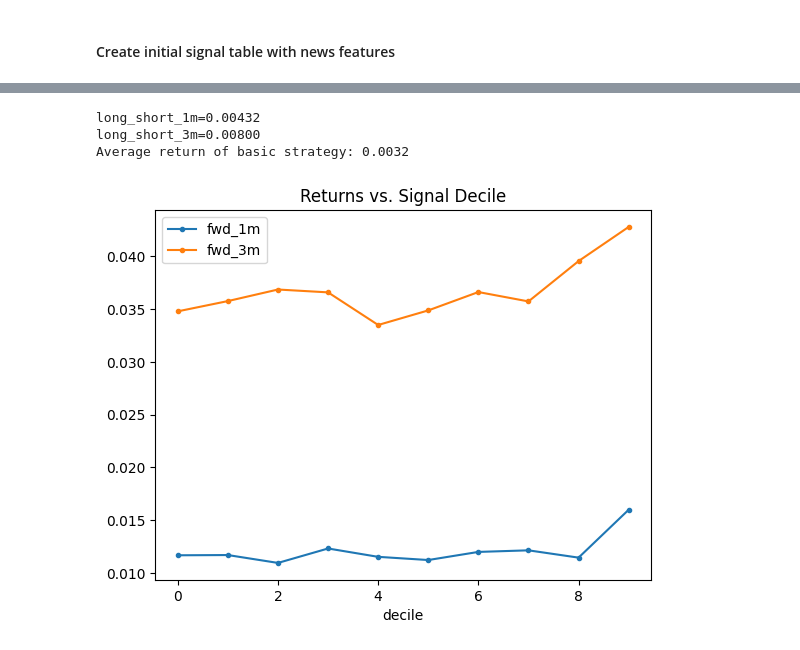
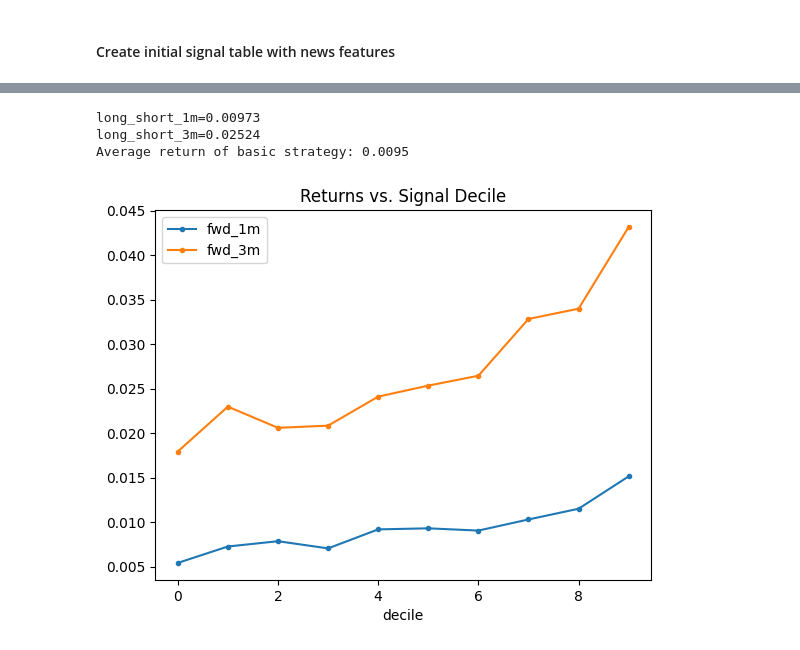
Before and after one commit to adamfowliee/FedContracts_AlgoTrading, a Jupyter notebook: signal_validation.ipynb, the cells around one changed output, grey strips where cells are left out. Cells and saved outputs as stored; diff of their text form; code cells hidden in the pictures.

```diff
--- a/signal_validation.ipynb
+++ b/signal_validation.ipynb
@@ -372,10 +345,14 @@ news_signal_df = con.execute("""
             SELECT
                 e.as_of,
                 e.iqid,
+                e.sector,
                 e.z_1m,
                 e.z_3m,
                 s.zs_7,
                 s.zs_30,
+                e.rev_1m,
+                e.num_est,
+                e.marketcap,
                 e.fwd_1m,
                 e.fwd_3m
 
@@ -405,36 +382,41 @@ import pandas as pd
 
 df = news_signal_df.copy()
 
-df['signal'] = df['z_3m'] - df['zs_30']
+df['signal'] = df['z_3m']
 
 df = df.dropna(subset=['signal', 'fwd_1m', 'fwd_3m'])
+
+df = df[df['zs_30'] < 0.0]
+df = df[df['num_est'] >= 3]
+df = df[df["rev_1m"].abs() < 5]
+df = df[df['marketcap'] >= 1000]
 
 # create a column of the decile
 # for every date, the signal strength is ranked and placed into 10 categories
 # "on this date, which decile is this signal in"
 # transform() returns things to the exact same shape as before. It calculates the deciles
 # and then returns a decile for each row, rather than collapsing down like .mean() or .sum()
-df["decile"] = df.groupby("AS_OF")["signal"]\
+df["decile"] = df.groupby(["AS_OF", "sector"])["signal"]\
     .transform(lambda x: pd.qcut(x, 10, labels=False, duplicates="drop"))
 
 # get average 1m and 3m returns over each decile
 decile_returns = df.groupby("decile")[["fwd_1m", "fwd_3m"]].mean()
 decile_returns.plot(marker='.', title='Returns vs. Signal Decile')
 
 # assuming our strategy longs the top decile and shorts the bottom, what is our return?
 long_short_1m = decile_returns.loc[9, "fwd_1m"] - decile_returns.loc[0, "fwd_1m"]
 long_short_3m = decile_returns.loc[9, "fwd_3m"] - decile_returns.loc[0, "fwd_3m"]
 
 print(f'\n{long_short_1m=:.5f}\n{long_short_3m=:.5f}')
 
 # compute the average 1 month forward return for each decile
 ls = df.groupby(["AS_OF", "decile"])["fwd_1m"].mean().unstack()
 # get the monthly strategy returns if we long top decile, short bottom decile
 ls["long_short"] = ls[9] - ls[0]
 
 print(f'Average return of basic strategy: {ls["long_short"].mean():.4f}')  # average return
 # %% [output]
-long_short_1m=0.00432
-long_short_3m=0.00800
-Average return of basic strategy: 0.0032
+long_short_1m=0.00973
+long_short_3m=0.02524
+Average return of basic strategy: 0.0095
-[figure, old version]
+[figure, new version]
```
Also changed, not shown: parts of 14 cells of this notebook.
